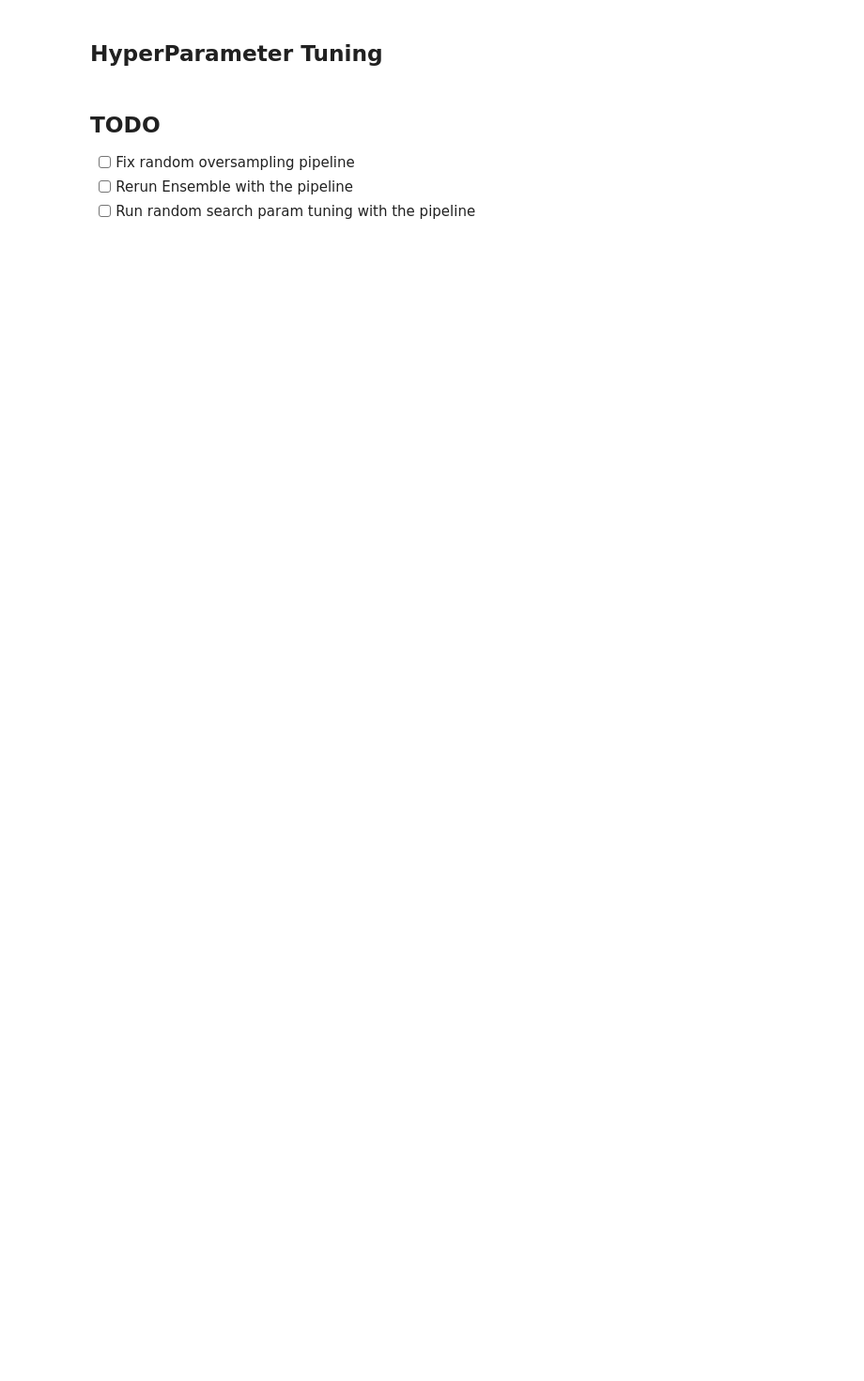
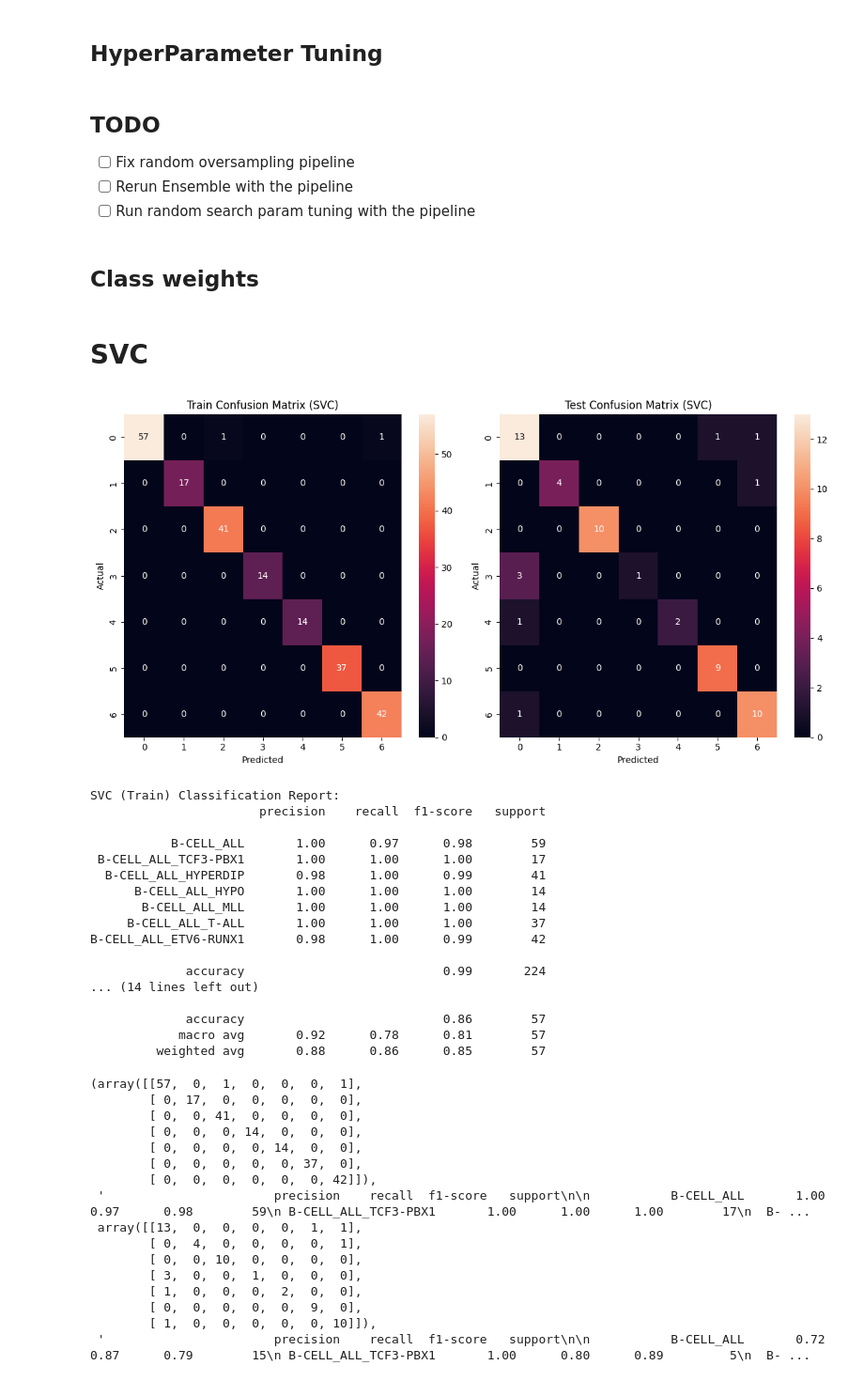
Before and after one commit to AnOnRT/Machine-Learning-in-BioInf-Project, a Jupyter notebook: Leukemie Classification.ipynb, the cells around one changed output. Shown at 94% size. Cells and saved outputs as stored; diff of their text form; code cells hidden in the pictures; blank space fills up the shorter version.

Commit message:
Add class weighting and hyperparam tuning

```diff
--- a/Leukemie Classification.ipynb
+++ b/Leukemie Classification.ipynb
@@ -900,3 +911,7 @@ def random_search_hyperparameters(estimator: BaseEstimator, param_distributions:
 - [ ] Fix random oversampling pipeline
 - [ ] Rerun Ensemble with the pipeline
 - [ ] Run random search param tuning with the pipeline
+# %% [markdown]
+## Class weights
+# %% [markdown]
+# SVC
@@ -902,0 +923,42 @@ def random_search_hyperparameters(estimator: BaseEstimator, param_distributions:
+# %%
+from sklearn.svm import SVC
+WEIGHTED_ImbPipeline_SVC = make_pipeline_with_custom_steps(
+    preprocessor=StandardScaler(),
+    base_estimator=SVC(probability=True, class_weight='balanced')
+)
+train_and_evaluate_ImbPipeline(WEIGHTED_ImbPipeline_SVC, X, y)
+# %% [output]
+[figure, added]
+SVC (Train) Classification Report:
+                       precision    recall  f1-score   support
+
+           B-CELL_ALL       1.00      0.97      0.98        59
+ B-CELL_ALL_TCF3-PBX1       1.00      1.00      1.00        17
+  B-CELL_ALL_HYPERDIP       0.98      1.00      0.99        41
+      B-CELL_ALL_HYPO       1.00      1.00      1.00        14
+       B-CELL_ALL_MLL       1.00      1.00      1.00        14
+     B-CELL_ALL_T-ALL       1.00      1.00      1.00        37
+B-CELL_ALL_ETV6-RUNX1       0.98      1.00      0.99        42
+
+             accuracy                           0.99       224
+... (14 lines left out)
+
+             accuracy                           0.86        57
+            macro avg       0.92      0.78      0.81        57
+         weighted avg       0.88      0.86      0.85        57
+(array([[57,  0,  1,  0,  0,  0,  1],
+        [ 0, 17,  0,  0,  0,  0,  0],
+        [ 0,  0, 41,  0,  0,  0,  0],
+        [ 0,  0,  0, 14,  0,  0,  0],
+        [ 0,  0,  0,  0, 14,  0,  0],
+        [ 0,  0,  0,  0,  0, 37,  0],
+        [ 0,  0,  0,  0,  0,  0, 42]]),
+ '                       precision    recall  f1-score   support\n\n           B-CELL_ALL       1.00      0.97      0.98        59\n B-CELL_ALL_TCF3-PBX1       1.00      1.00      1.00        17\n  B- ...
+ array([[13,  0,  0,  0,  0,  1,  1],
+        [ 0,  4,  0,  0,  0,  0,  1],
+        [ 0,  0, 10,  0,  0,  0,  0],
+        [ 3,  0,  0,  1,  0,  0,  0],
+        [ 1,  0,  0,  0,  2,  0,  0],
+        [ 0,  0,  0,  0,  0,  9,  0],
+        [ 1,  0,  0,  0,  0,  0, 10]]),
+ '                       precision    recall  f1-score   support\n\n           B-CELL_ALL       0.72      0.87      0.79        15\n B-CELL_ALL_TCF3-PBX1       1.00      0.80      0.89         5\n  B- ...
```
Also changed, not shown: parts of 27 cells of this notebook.
